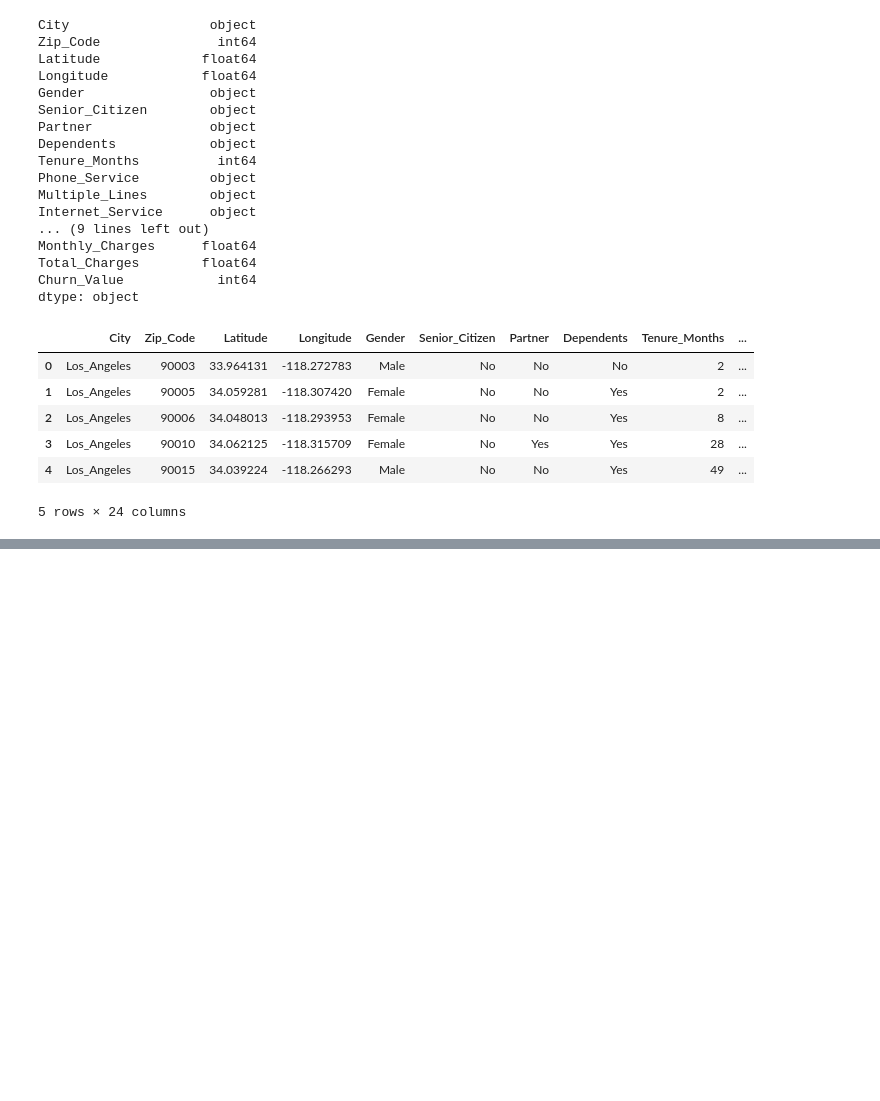
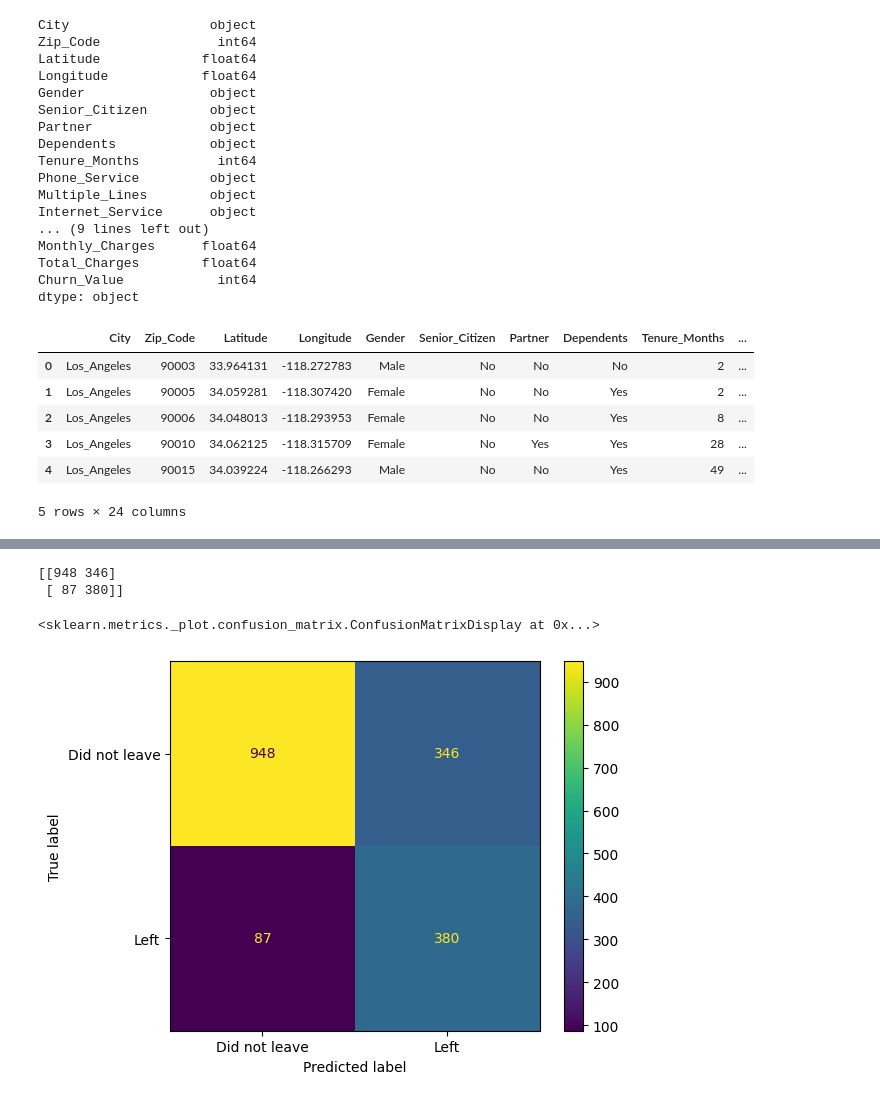
Before and after one commit to adarsha-7/machine-learning, a Jupyter notebook: chapter_7/xgboost/main.ipynb, the cells around one changed output, grey strips where cells are left out. Cells and saved outputs as stored; diff of their text form; code cells hidden in the pictures; blank space fills up the shorter version.

Commit message:
confusion matrix

```diff
--- a/chapter_7/xgboost/main.ipynb
+++ b/chapter_7/xgboost/main.ipynb
@@ -136,0 +154,3 @@ df.head()
+# %%
+y = df['Churn_Value'].copy()
+y.head()
@@ -136,0 +194,6 @@ df.head()
+# %%
+X_encoded = pd.get_dummies(X, dtype=int, columns=[
+    'City', 'Gender', 'Senior_Citizen', 'Partner', 'Dependents', 'Phone_Service', 'Multiple_Lines',
+    'Internet_Service', 'Online_Security', 'Online_Backup', 'Device_Protection', 'Tech_Support',
+    'Streaming_TV', 'Streaming_Movies', 'Contract', 'Paperless_Billing', 'Payment_Method'
+])
@@ -136,0 +218,2 @@ df.head()
+# %%
+X_train, X_test, y_train, y_test = train_test_split(X_encoded, y, random_state=42, stratify=y)
@@ -136,0 +232,15 @@ df.head()
+# %%
+from xgboost import XGBClassifier
+
+xgb_clf = XGBClassifier(
+    objective='binary:logistic',
+    n_estimators=100,
+    eval_metric="aucpr",
+    early_stopping_rounds=10,
+    scale_pos_weight=3,
+    random_state=42,
+    device='cuda:0'
+)
+
+xgb_clf.fit(X_train, y_train,
+            verbose=True, eval_set=[(X_test, y_test)])
@@ -136,0 +274,19 @@ df.head()
+# %%
+y_pred = xgb_clf.predict(X_test)
+
+cm = confusion_matrix(y_test, y_pred)
+print(cm)
+# %% [output]
+[[948 346]
+ [ 87 380]]
+# %%
+ConfusionMatrixDisplay.from_estimator(
+    xgb_clf,
+    X_test,
+    y_test,
+    normalize=None,
+    display_labels=['Did not leave', 'Left']
+)
+# %% [output]
+<sklearn.metrics._plot.confusion_matrix.ConfusionMatrixDisplay at 0x...>
+[figure, added]
```
Also changed, not shown: parts of 12 cells of this notebook.
